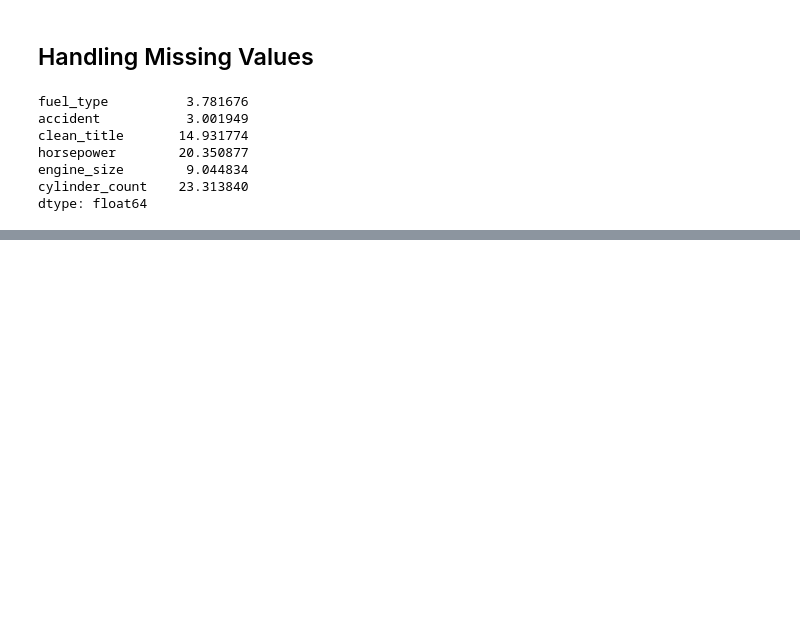
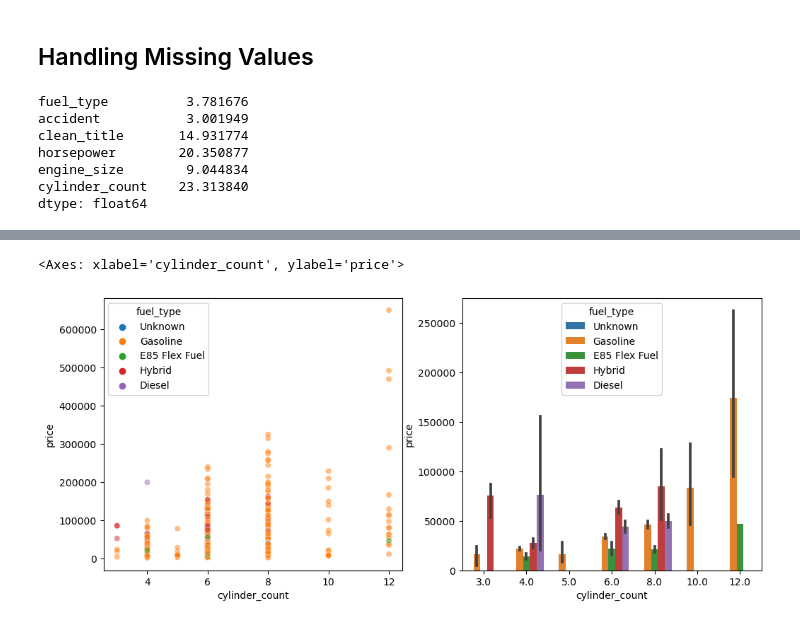
Before and after one commit to Viishwaajeet/Resale-auto-valuation-engine, a Jupyter notebook: notebooks/new_EDA.ipynb, the cells around one changed output, grey strips where cells are left out. Cells and saved outputs as stored; diff of their text form; code cells hidden in the pictures; blank space fills up the shorter version.

```diff
--- a/notebooks/new_EDA.ipynb
+++ b/notebooks/new_EDA.ipynb
@@ -61,0 +79,7 @@ train_df['clean_title'] = train_df['clean_title'].fillna("Unknown")
+# %%
+fig,axes = plt.subplots(nrows=1,ncols=2,figsize=(12,5))
+sns.scatterplot(x='cylinder_count',y='price',data=train_df,hue='fuel_type',alpha=0.5,ax=axes[0])
+sns.barplot(x='cylinder_count',y='price',data=train_df,hue='fuel_type',ax=axes[1])
+# %% [output]
+<Axes: xlabel='cylinder_count', ylabel='price'>
+[figure, added]
```
Also changed, not shown: parts of 10 cells of this notebook.
